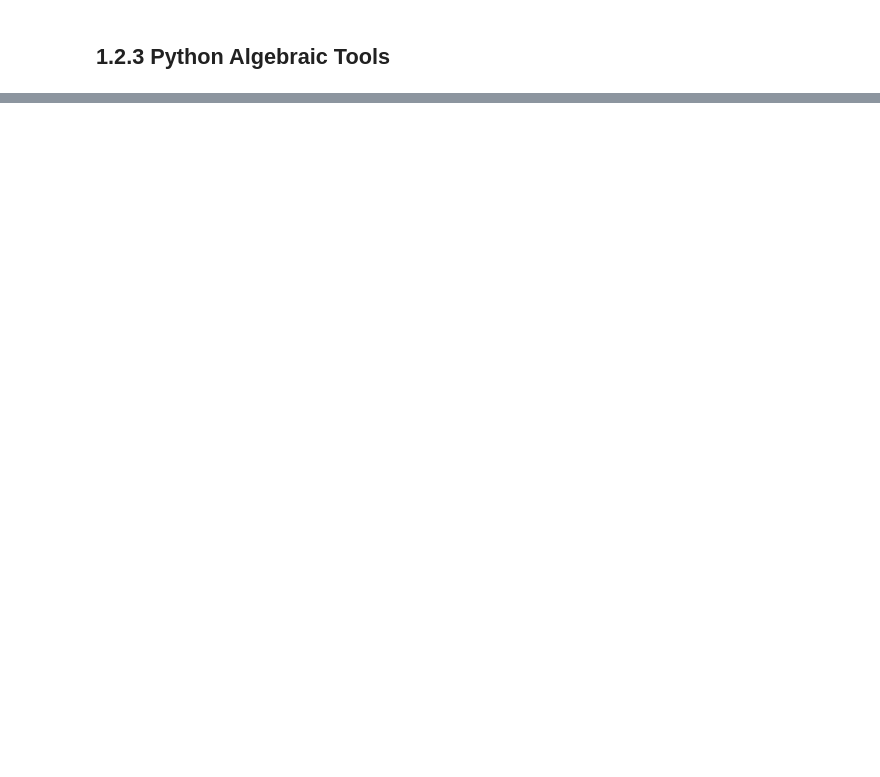
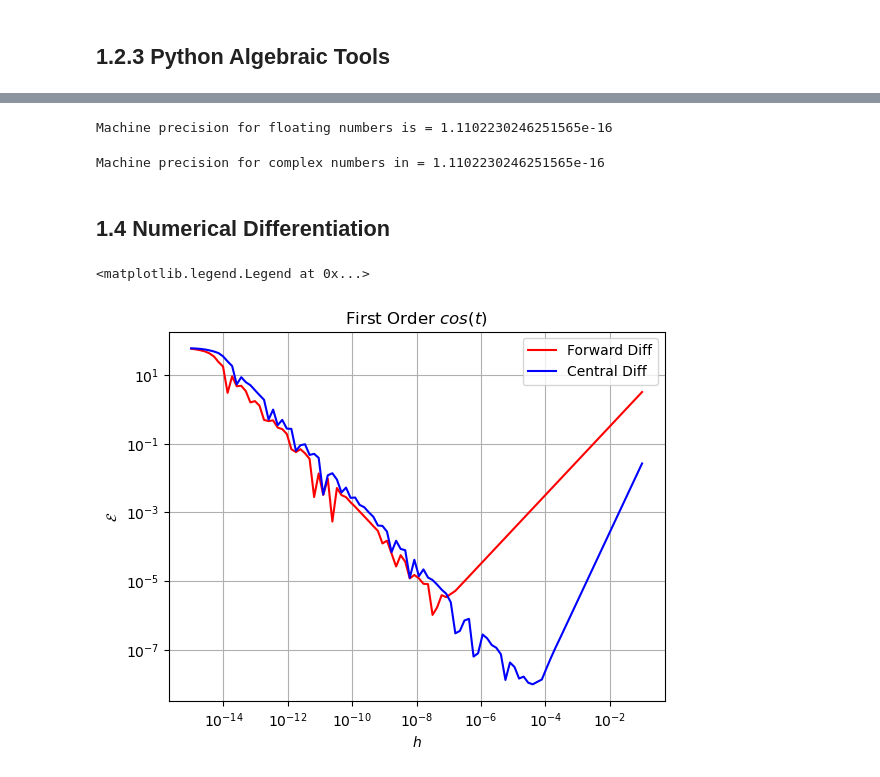
Before and after one commit to ah92zub/Computational-Physics-Python, a Jupyter notebook: Chapter 1 Computational Basics Python/Chapter 1.ipynb, the cells around one changed output, grey strips where cells are left out. Cells and saved outputs as stored; diff of their text form; code cells hidden in the pictures; blank space fills up the shorter version.

```diff
--- a/Chapter 1 Computational Basics Python/Chapter 1.ipynb
+++ b/Chapter 1 Computational Basics Python/Chapter 1.ipynb
@@ -101,0 +195,5 @@ print('RHS - LHS = \n', RHS - LHS)
+# %%
+# expanding algebraic expressions
+x, y = sym.symbols('x y')
+z = (x + y)**8;
+sym.expand(z)
@@ -101,0 +272,64 @@ print('RHS - LHS = \n', RHS - LHS)
+# %%
+# computing machine precision for floating point numbers
+eps = 1.
+while True:
+    eps = eps/2
+    if 1 == (1 + eps):
+        print('Machine precision for floating numbers is =', eps)
+        break
+# %% [output]
+Machine precision for floating numbers is = 1.1102230246251565e-16
+# %%
+# computing machine precision for complex numbers
+eps = complex(1,0)
+while True:
+    eps = eps/2
+    if complex(1,0) == (complex(1,0) + eps):
+        print('Machine precision for complex numbers in =', abs(eps))
+        break
+# %% [output]
+Machine precision for complex numbers in = 1.1102230246251565e-16
+# %% [markdown]
+## 1.4 Numerical Differentiation
+# %%
+def forward_diff(f, x: float, step_size: float) -> float:
+    return (f(x+step_size) - f(x))/step_size
+
+def central_diff(f, x: float, step_size: float) -> float:
+    return (f(x+step_size/2) - f(x-step_size/2))/step_size
+# %%
+# Forward Difference and Central Difference Error Analysis for cos
+func = np.cos
+dfunc = np.sin   # incorporate the - in the formula later on
+#step size
+h = np.logspace(-15,-1,100)
+# independent variable definition
+t = np.arange(1.,101.)
+t = np.insert(t, 0, 0.1)
+# relative error array
+rel_err_fd= np.zeros(h.shape)
+rel_err_cd= np.zeros(h.shape)
+
+for indx,step_size in enumerate(h):
+    # forward difference calculation
+    df_fd = forward_diff(func, t, step_size)
+    # central difference calculation
+    df_cd = central_diff(func, t, step_size)
+    # error calculation
+    err_fd = df_fd + dfunc(t)   # - in the derivative incorporated
+    rel_err_fd[indx] = la.norm(err_fd, 1)
+    err_cd = df_cd + dfunc(t)
+    rel_err_cd[indx] = la.norm(err_cd, 1)
+
+# Plotting relative error
+p.xscale("log")
+p.yscale("log")
+p.xlabel(r'$h$')
+p.ylabel(r'$\mathcal{E}$')
+p.title(r'First Order $cos(t)$')
+p.grid(True)
+p.plot(h, rel_err_fd, 'r', h, rel_err_cd, 'b')
+p.legend(['Forward Diff','Central Diff'])
+# %% [output]
+<matplotlib.legend.Legend at 0x...>
+[figure, added]
```
Also changed, not shown: parts of 33 cells of this notebook.
